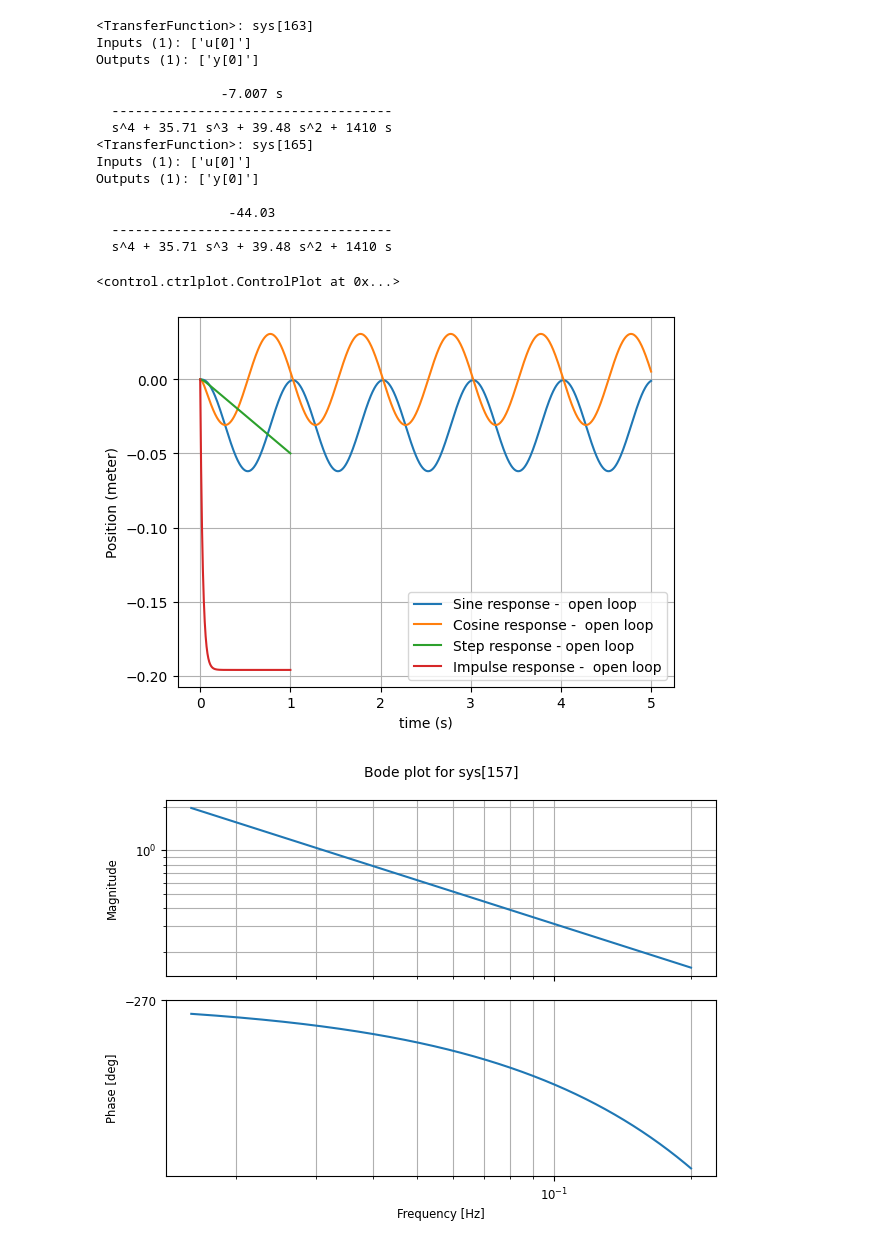
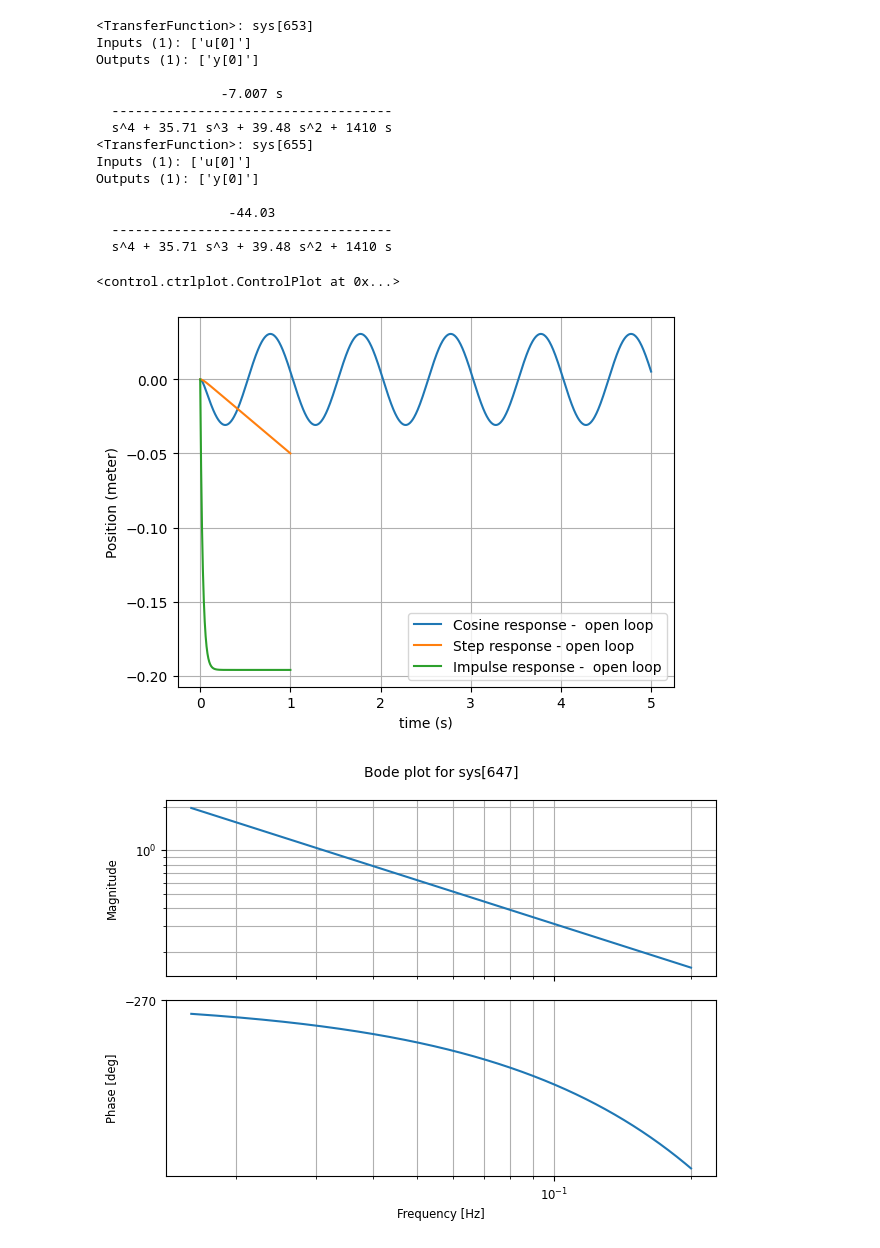
Before and after one commit to TijnAltenaAO/python-modeling, a Jupyter notebook: controlsystemsmodeling.ipynb, the cells around one changed output. Saved outputs shown, nothing was run; the diff lists cells and outputs as text; code cells hidden in the pictures.

```diff
--- a/controlsystemsmodeling.ipynb
+++ b/controlsystemsmodeling.ipynb
@@ -10,7 +10,7 @@ import matplotlib.pyplot as plt
 g = 9.81
 # d = 0.0375
 # L = 0.1725
-b = 0.05 # total guess
+b = 0.00 # total guess
 m = 0.05 # weight of ball
 R = 0.02
 
@@ -64,37 +64,37 @@ y_angle = y*(np.pi/12) # change to whatever angle we want to try as a step.
 t2,yc = impulse_response(G_plant,T=1,T_num=200)
 t3,yc2 = impulse_response(Y_sine, T=5, T_num=1000)
 t4,yc3 = impulse_response(Y_cosine, T=5, T_num=1000)
 
-plt.plot(t3,yc2, label='Sine response -  open loop')
+# plt.plot(t3,yc2, label='Sine response -  open loop')
 plt.plot(t4,yc3, label='Cosine response -  open loop')
 
 plt.plot(t,y_angle, label='Step response - open loop')
 plt.plot(t2,yc, label='Impulse response -  open loop')
 
 plt.grid()
 plt.xlabel('time (s)') # unsure if should be angle
 plt.ylabel('Position (meter)')
 plt.legend()
 
 w = np.logspace(-1,0.1,10000)   #set omega range
 bode_plot(G_plant,w,deg=True,Hz=True)
 # %% [output]
-<TransferFunction>: sys[163]
+<TransferFunction>: sys[653]
 Inputs (1): ['u[0]']
 Outputs (1): ['y[0]']
 
                 -7.007 s
   ------------------------------------
   s^4 + 35.71 s^3 + 39.48 s^2 + 1410 s
-<TransferFunction>: sys[165]
+<TransferFunction>: sys[655]
 Inputs (1): ['u[0]']
 Outputs (1): ['y[0]']
 
                  -44.03
   ------------------------------------
   s^4 + 35.71 s^3 + 39.48 s^2 + 1410 s
 <control.ctrlplot.ControlPlot at 0x...>
-[figure, old version]
+[figure, new version]
 [figure]
 # %%
 import array
```
Also changed, not shown: parts of 3 cells of this notebook.
